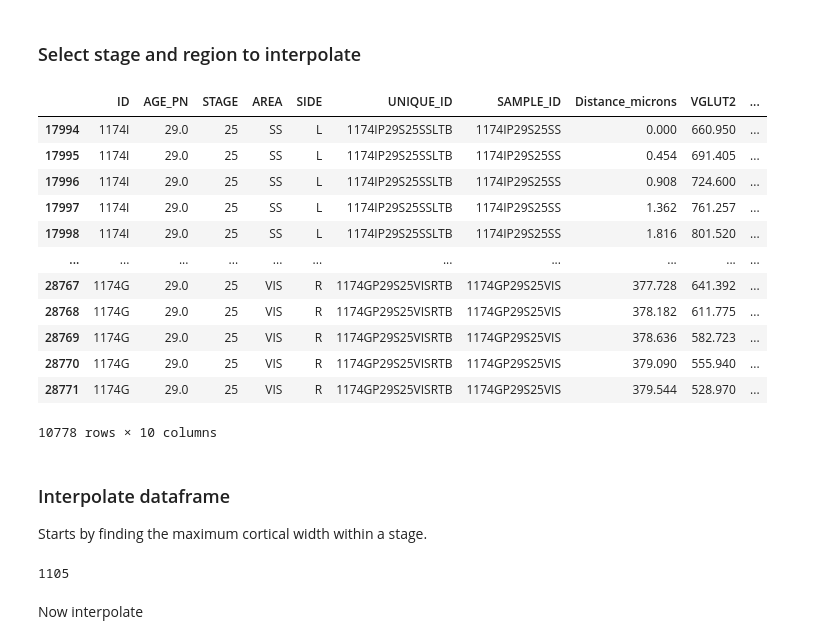
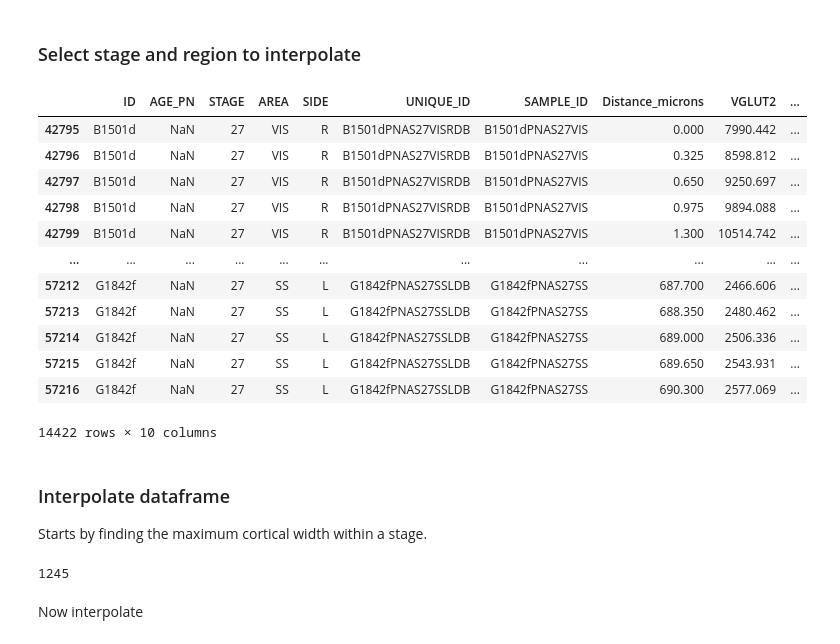
Before and after one commit to Fenlon-Suarez-Lab/histology-analyses, a Jupyter notebook: Suarez-VGLUT2-2023/VGLUT2-analysis-notebook.ipynb, the cells around one changed output. Drawn from its saved outputs; the diff is of its cells as text; code cells hidden in the pictures.

```diff
--- a/Suarez-VGLUT2-2023/VGLUT2-analysis-notebook.ipynb
+++ b/Suarez-VGLUT2-2023/VGLUT2-analysis-notebook.ipynb
@@ -238,22 +207,22 @@ grey_values.head()
 # %%
 # Select stage of interest for interpolation.
 # Make sure that the stage matches the stage of the layer markers.
-df_interpolation = grey_values[grey_values['STAGE']==25.0] # the excel file is a bit messy, with some of my sections along with Toby's, hence keep the first 4 stages to Toby's data.
+df_interpolation = grey_values[grey_values['STAGE']==27.0] # the excel file is a bit messy, with some of my sections along with Toby's, hence keep the first 4 stages to Toby's data.
 df_interpolation
 # %% [output]
 |  | ID | AGE_PN | STAGE | AREA | SIDE | UNIQUE_ID | SAMPLE_ID | Distance_microns | VGLUT2 | ... |
-| 17994 | 1174I | 29.0 | 25 | SS | L | 1174IP29S25SSLTB | 1174IP29S25SS | 0.000 | 660.950 | ... |
-| 17995 | 1174I | 29.0 | 25 | SS | L | 1174IP29S25SSLTB | 1174IP29S25SS | 0.454 | 691.405 | ... |
-| 17996 | 1174I | 29.0 | 25 | SS | L | 1174IP29S25SSLTB | 1174IP29S25SS | 0.908 | 724.600 | ... |
-| 17997 | 1174I | 29.0 | 25 | SS | L | 1174IP29S25SSLTB | 1174IP29S25SS | 1.362 | 761.257 | ... |
-| 17998 | 1174I | 29.0 | 25 | SS | L | 1174IP29S25SSLTB | 1174IP29S25SS | 1.816 | 801.520 | ... |
+| 42795 | B1501d | NaN | 27 | VIS | R | B1501dPNAS27VISRDB | B1501dPNAS27VIS | 0.000 | 7990.442 | ... |
+| 42796 | B1501d | NaN | 27 | VIS | R | B1501dPNAS27VISRDB | B1501dPNAS27VIS | 0.325 | 8598.812 | ... |
+| 42797 | B1501d | NaN | 27 | VIS | R | B1501dPNAS27VISRDB | B1501dPNAS27VIS | 0.650 | 9250.697 | ... |
+| 42798 | B1501d | NaN | 27 | VIS | R | B1501dPNAS27VISRDB | B1501dPNAS27VIS | 0.975 | 9894.088 | ... |
+| 42799 | B1501d | NaN | 27 | VIS | R | B1501dPNAS27VISRDB | B1501dPNAS27VIS | 1.300 | 10514.742 | ... |
 | ... | ... | ... | ... | ... | ... | ... | ... | ... | ... | ... |
-| 28767 | 1174G | 29.0 | 25 | VIS | R | 1174GP29S25VISRTB | 1174GP29S25VIS | 377.728 | 641.392 | ... |
-| 28768 | 1174G | 29.0 | 25 | VIS | R | 1174GP29S25VISRTB | 1174GP29S25VIS | 378.182 | 611.775 | ... |
-| 28769 | 1174G | 29.0 | 25 | VIS | R | 1174GP29S25VISRTB | 1174GP29S25VIS | 378.636 | 582.723 | ... |
-| 28770 | 1174G | 29.0 | 25 | VIS | R | 1174GP29S25VISRTB | 1174GP29S25VIS | 379.090 | 555.940 | ... |
-| 28771 | 1174G | 29.0 | 25 | VIS | R | 1174GP29S25VISRTB | 1174GP29S25VIS | 379.544 | 528.970 | ... |
+| 57212 | G1842f | NaN | 27 | SS | L | G1842fPNAS27SSLDB | G1842fPNAS27SS | 687.700 | 2466.606 | ... |
+| 57213 | G1842f | NaN | 27 | SS | L | G1842fPNAS27SSLDB | G1842fPNAS27SS | 688.350 | 2480.462 | ... |
+| 57214 | G1842f | NaN | 27 | SS | L | G1842fPNAS27SSLDB | G1842fPNAS27SS | 689.000 | 2506.336 | ... |
+| 57215 | G1842f | NaN | 27 | SS | L | G1842fPNAS27SSLDB | G1842fPNAS27SS | 689.650 | 2543.931 | ... |
+| 57216 | G1842f | NaN | 27 | SS | L | G1842fPNAS27SSLDB | G1842fPNAS27SS | 690.300 | 2577.069 | ... |
-10778 rows × 10 columns
+14422 rows × 10 columns
 # %% [markdown]
 ### Interpolate dataframe
 Starts by finding the maximum cortical width within a stage.
@@ -266,6 +235,6 @@ for a in df_interpolation.groupby('UNIQUE_ID'): # Iterate through each animal.
 max_array_len = max(array_lens) # Contains the maximum cortical width in by which all others will be adjusted.
 print(max_array_len)
 # %% [output]
-1105
+1245
 # %% [markdown]
 Now interpolate
```
Also changed, not shown: parts of 9 cells of this notebook, 2 other files.
